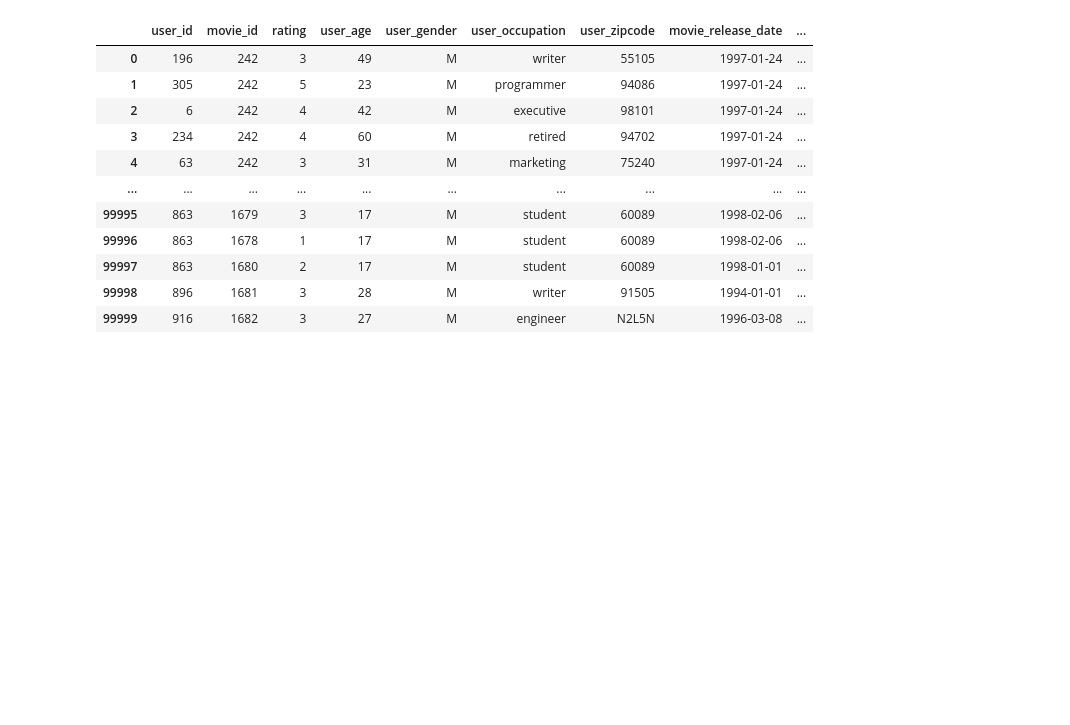
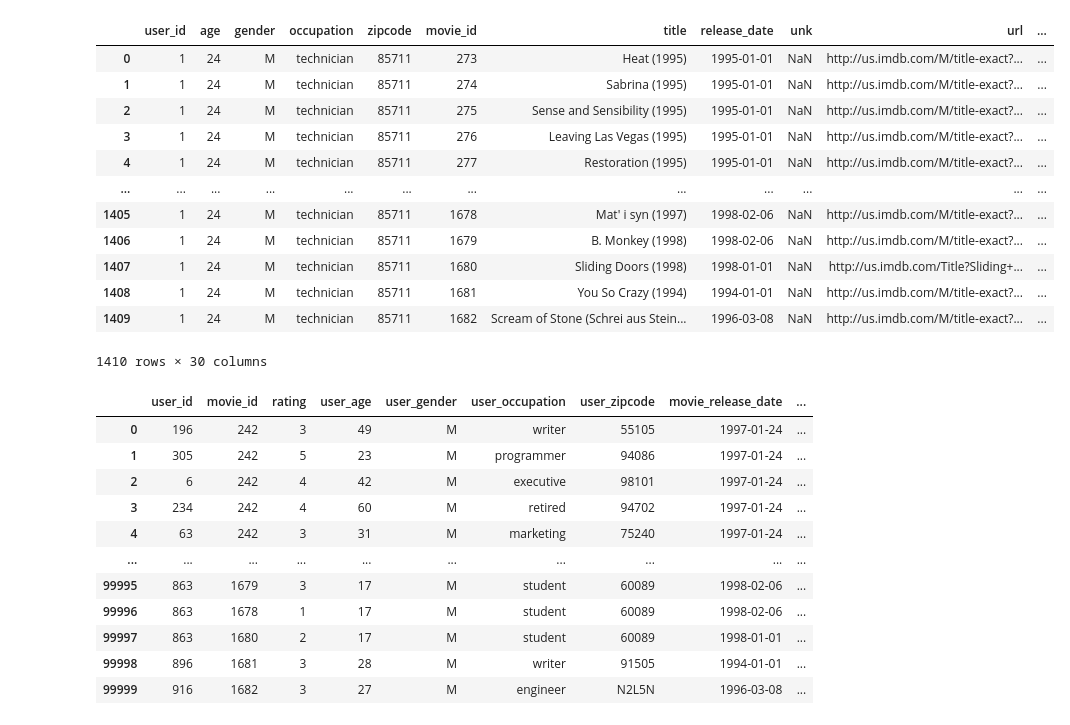
Before and after one commit to ltnguyen1710/recomendation-system, a Jupyter notebook: CONTROL/testfile.ipynb, the cells around one changed output. Saved outputs shown, nothing was run; the diff lists cells and outputs as text; code cells hidden in the pictures; blank space fills up the shorter version.

```diff
--- a/CONTROL/testfile.ipynb
+++ b/CONTROL/testfile.ipynb
@@ -9,0 +33,3 @@ data_manager=MovieLens100kDataManager()
+# %%
+user = users[users['user_id'] == 1].reset_index().drop(columns=['index'])
+user
@@ -9,0 +39,3 @@ data_manager=MovieLens100kDataManager()
+# %%
+for i in range(unseen_movie.values.shape[0]-1):
+    user.loc[len(user.index)] = user.loc[0]
@@ -10,3 +58,19 @@ data_manager=MovieLens100kDataManager()
+# %%
+pd.concat([user,unseen_movie],axis=1, copy=True,)
+# %% [output]
+|  | user_id | age | gender | occupation | zipcode | movie_id | title | release_date | unk | url | ... |
+| 0 | 1 | 24 | M | technician | 85711 | 273 | Heat (1995) | 1995-01-01 | NaN | http://us.imdb.com/M/title-exact?... | ... |
+| 1 | 1 | 24 | M | technician | 85711 | 274 | Sabrina (1995) | 1995-01-01 | NaN | http://us.imdb.com/M/title-exact?... | ... |
+| 2 | 1 | 24 | M | technician | 85711 | 275 | Sense and Sensibility (1995) | 1995-01-01 | NaN | http://us.imdb.com/M/title-exact?... | ... |
+| 3 | 1 | 24 | M | technician | 85711 | 276 | Leaving Las Vegas (1995) | 1995-01-01 | NaN | http://us.imdb.com/M/title-exact?... | ... |
+| 4 | 1 | 24 | M | technician | 85711 | 277 | Restoration (1995) | 1995-01-01 | NaN | http://us.imdb.com/M/title-exact?... | ... |
+| ... | ... | ... | ... | ... | ... | ... | ... | ... | ... | ... | ... |
+| 1405 | 1 | 24 | M | technician | 85711 | 1678 | Mat' i syn (1997) | 1998-02-06 | NaN | http://us.imdb.com/M/title-exact?... | ... |
+| 1406 | 1 | 24 | M | technician | 85711 | 1679 | B. Monkey (1998) | 1998-02-06 | NaN | http://us.imdb.com/M/title-exact?... | ... |
+| 1407 | 1 | 24 | M | technician | 85711 | 1680 | Sliding Doors (1998) | 1998-01-01 | NaN | http://us.imdb.com/Title?Sliding+... | ... |
+| 1408 | 1 | 24 | M | technician | 85711 | 1681 | You So Crazy (1994) | 1994-01-01 | NaN | http://us.imdb.com/M/title-exact?... | ... |
+| 1409 | 1 | 24 | M | technician | 85711 | 1682 | Scream of Stone (Schrei aus Stein... | 1996-03-08 | NaN | http://us.imdb.com/M/title-exact?... | ... |
+1410 rows × 30 columns
 # %%
 ratings = data_manager.load_rating_all().drop(columns=['timestamp'])
 users = data_manager.load_user_info()
```
Also changed, not shown: parts of 6 cells of this notebook, 11 other files.
